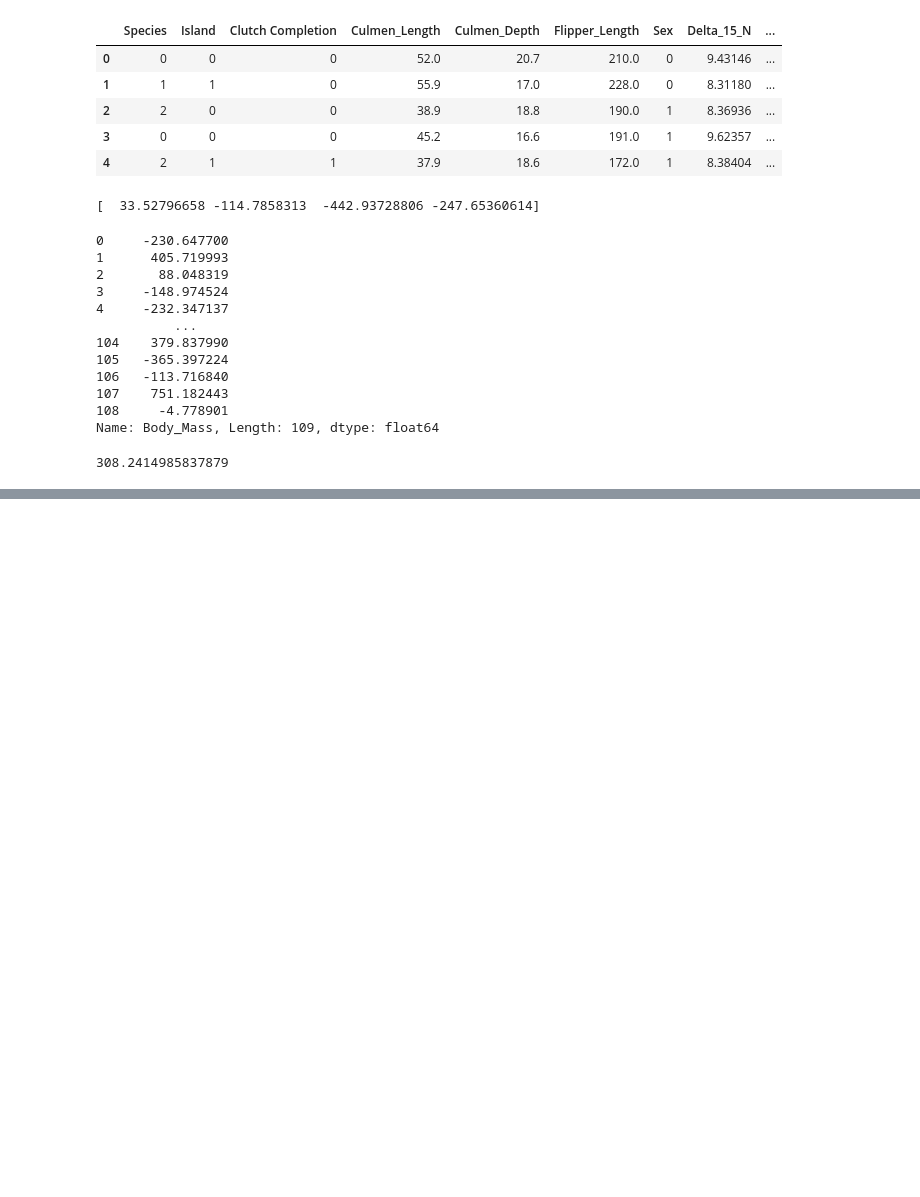
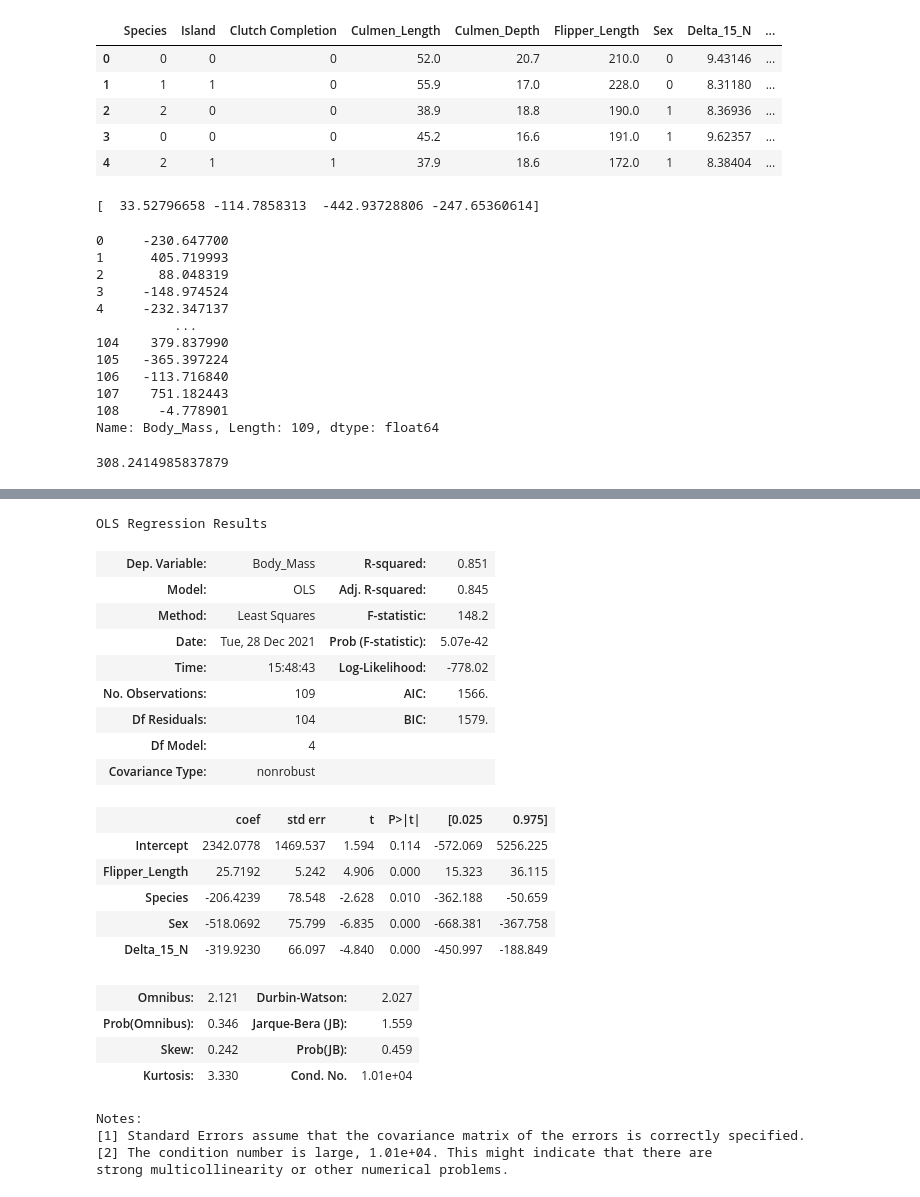
Before and after one commit to Jeong-Beom/TIL, a Jupyter notebook: Self-Study/복습 및 자습/DACON/펭귄 몸무게 예측 경진대회(Basic)/Model.ipynb, the cells around one changed output, grey strips where cells are left out. Saved outputs shown, nothing was run; the diff lists cells and outputs as text; code cells hidden in the pictures; blank space fills up the shorter version.

```diff
--- a/Self-Study/복습 및 자습/DACON/펭귄 몸무게 예측 경진대회(Basic)/Model.ipynb
+++ b/Self-Study/복습 및 자습/DACON/펭귄 몸무게 예측 경진대회(Basic)/Model.ipynb
@@ -248,0 +255,34 @@ pd.read_csv(PATH + '\\sample_submission(2).csv').head()
+# %%
+from statsmodels.formula.api import ols
+from statsmodels.api import OLS, add_constant
+x_list = x_list = ['Flipper_Length', 'Species', 'Sex', 'Delta_15_N']
+formula = 'Body_Mass~' + '+'.join(x_list)
+model = OLS.from_formula(formula, data = train[x_list + ['Body_Mass']])
+result = model.fit()
+# print(result.params)
+result.summary()
+# %% [output]
+OLS Regression Results
+| Dep. Variable: | Body_Mass | R-squared: | 0.851 |
+| Model: | OLS | Adj. R-squared: | 0.845 |
+| Method: | Least Squares | F-statistic: | 148.2 |
+| Date: | Tue, 28 Dec 2021 | Prob (F-statistic): | 5.07e-42 |
+| Time: | 15:48:43 | Log-Likelihood: | -778.02 |
+| No. Observations: | 109 | AIC: | 1566. |
+| Df Residuals: | 104 | BIC: | 1579. |
+| Df Model: | 4 |  |  |
+| Covariance Type: | nonrobust |  |  |
+|  | coef | std err | t | P>|t| | [0.025 | 0.975] |
+| Intercept | 2342.0778 | 1469.537 | 1.594 | 0.114 | -572.069 | 5256.225 |
+| Flipper_Length | 25.7192 | 5.242 | 4.906 | 0.000 | 15.323 | 36.115 |
+| Species | -206.4239 | 78.548 | -2.628 | 0.010 | -362.188 | -50.659 |
+| Sex | -518.0692 | 75.799 | -6.835 | 0.000 | -668.381 | -367.758 |
+| Delta_15_N | -319.9230 | 66.097 | -4.840 | 0.000 | -450.997 | -188.849 |
+| Omnibus: | 2.121 | Durbin-Watson: | 2.027 |
+| Prob(Omnibus): | 0.346 | Jarque-Bera (JB): | 1.559 |
+| Skew: | 0.242 | Prob(JB): | 0.459 |
+| Kurtosis: | 3.330 | Cond. No. | 1.01e+04 |
+Notes:
+[1] Standard Errors assume that the covariance matrix of the errors is correctly specified.
+[2] The condition number is large, 1.01e+04. This might indicate that there are
+strong multicollinearity or other numerical problems.
```
Also changed, not shown: parts of 7 cells of this notebook, 2 other files.
